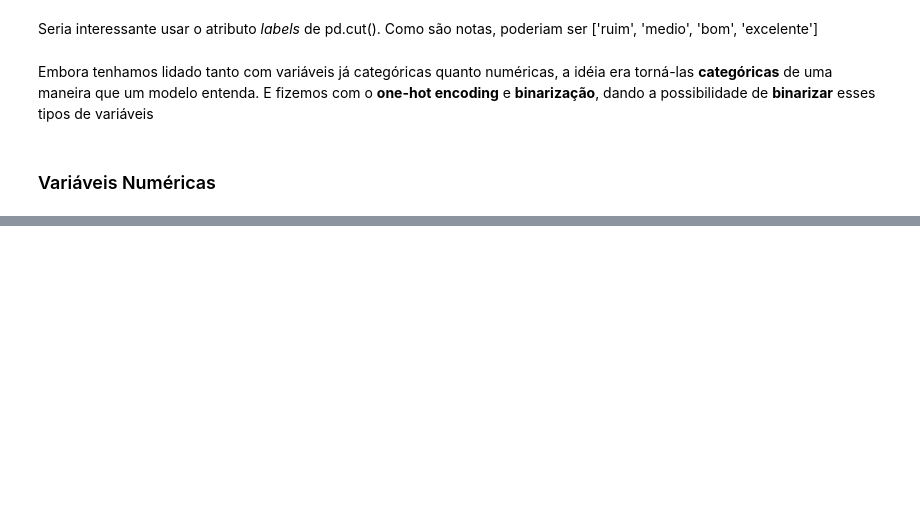
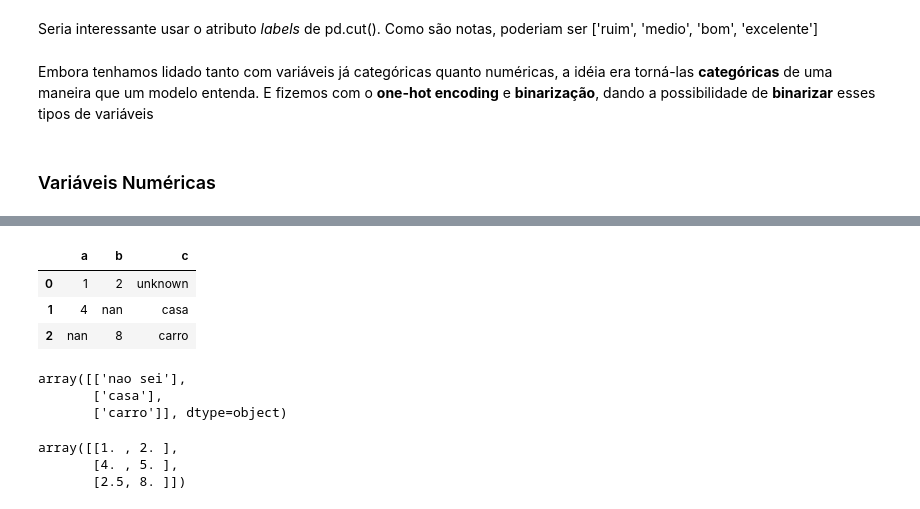
Before and after one commit to mikaelcordeiro/semanas, a Jupyter notebook: semana7/teoria.ipynb, the cells around one changed output, grey strips where cells are left out. Drawn from its saved outputs; the diff is of its cells as text; code cells hidden in the pictures; blank space fills up the shorter version.

```diff
--- a/semana7/teoria.ipynb
+++ b/semana7/teoria.ipynb
@@ -198,0 +261,8 @@ Agora, olharemos para as variáveis numéricas com o intuito de deixá-las com a
+# %%
+a = pd.DataFrame(np.array([[1, 2, 'unknown'], [4, np.nan, 'casa'], [np.nan, 8, 'carro']]), columns=['a', 'b', 'c'])
+a
+# %% [output]
+|  | a | b | c |
+| 0 | 1 | 2 | unknown |
+| 1 | 4 | nan | casa |
+| 2 | nan | 8 | carro |
@@ -198,0 +273,7 @@ Agora, olharemos para as variáveis numéricas com o intuito de deixá-las com a
+# %%
+d = fill.fit_transform(a[['c']])
+d
+# %% [output]
+array([['nao sei'],
+       ['casa'],
+       ['carro']], dtype=object)
@@ -198,0 +282,7 @@ Agora, olharemos para as variáveis numéricas com o intuito de deixá-las com a
+# %%
+e = fill.fit_transform(a[['a', 'b']])
+e
+# %% [output]
+array([[1. , 2. ],
+       [4. , 5. ],
+       [2.5, 8. ]])
```
Also changed, not shown: parts of 37 cells of this notebook.
